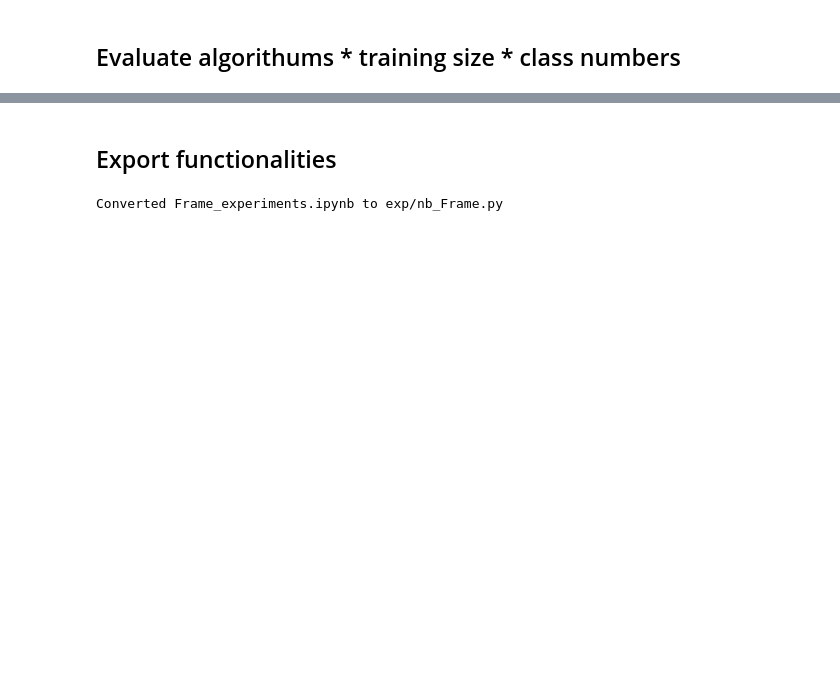
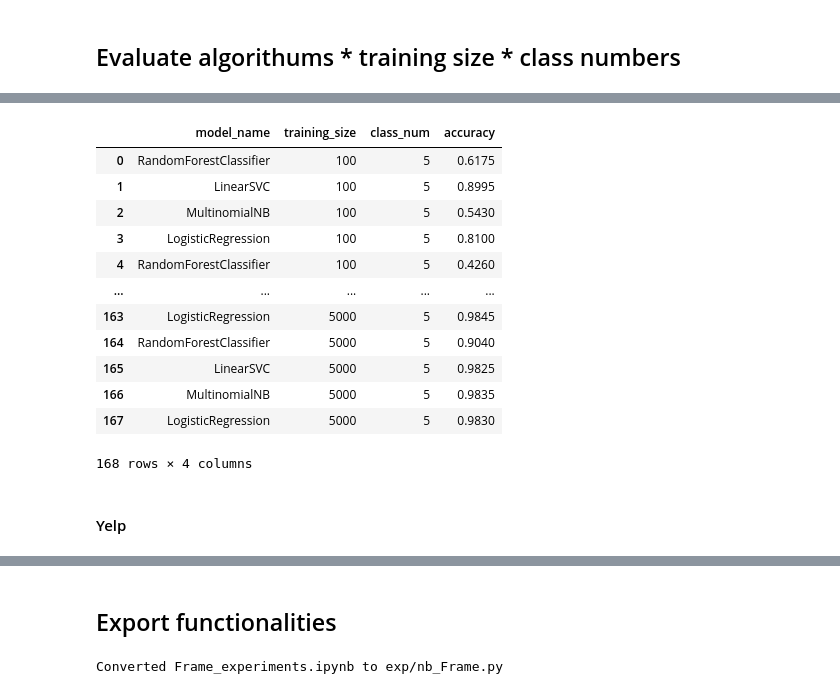
Before and after one commit to DavidykZhao/Frame_experiments, a Jupyter notebook: Frame_experiments.ipynb, the cells around one changed output, grey strips where cells are left out. Cells and saved outputs as stored; diff of their text form; code cells hidden in the pictures; blank space fills up the shorter version.

Commit message:
finished yelp level 3

```diff
--- a/Frame_experiments.ipynb
+++ b/Frame_experiments.ipynb
@@ -1550,0 +1580,3 @@ res.shape
+# %%
+five_class_df = selected_class_df_gen(df, 5, 0)
+three_class_df = selected_class_df_gen(df, 3, 0)
@@ -1550,0 +1602,38 @@ res.shape
+# %%
+# export
+def algo_training_size_class_looper(size: list, x_train, x_test, y_train, y_test, class_num):
+    """Loop over a dataset with varying training size * algorithums * certain number of classes and returns a dataframe.
+
+    This function loops over the combination of algorithum, different training size.
+    The class_num is a placeholder to make sure the correct class_num dataset is fed into model
+    This function outputs a dataframe with three columns 'model_name', 'training_size', and 'accuracy.'
+
+    """
+    entries = []
+
+    for n in size:
+        # sub sample n first
+
+
+        boot_num = 6
+
+        for i in range(boot_num):
+             for model in models:
+
+                index = np.random.randint(0, len(x_train), n)
+                x_train_sub = x_train[index]
+                y_train_sub = [list(y_train)[i] for i in index]
+
+                model_name = model.__class__.__name__
+
+                model.fit(x_train_sub, y_train_sub)
+                y_pred = model.predict(x_test)
+                accuracy = accuracy_score(y_pred, y_test)
+
+                print(
+                    f'finished {model_name}, {i}th bootstrap of size{n}')
+                entries.append((model_name, n, class_num, accuracy))
+
+    return pd.DataFrame(entries, columns=['model_name', 'training_size', 'class_num', 'accuracy'])
+# %%
+res = algo_training_size_class_looper([100, 200, 400, 800, 1600, 3200, 5000], x_train, x_test, y_train, y_test, 5)
@@ -1550,0 +1658,16 @@ res.shape
+# %%
+res
+# %% [output]
+|  | model_name | training_size | class_num | accuracy |
+| 0 | RandomForestClassifier | 100 | 5 | 0.6175 |
+| 1 | LinearSVC | 100 | 5 | 0.8995 |
+| 2 | MultinomialNB | 100 | 5 | 0.5430 |
+| 3 | LogisticRegression | 100 | 5 | 0.8100 |
+| 4 | RandomForestClassifier | 100 | 5 | 0.4260 |
+| ... | ... | ... | ... | ... |
+| 163 | LogisticRegression | 5000 | 5 | 0.9845 |
+| 164 | RandomForestClassifier | 5000 | 5 | 0.9040 |
+| 165 | LinearSVC | 5000 | 5 | 0.9825 |
+| 166 | MultinomialNB | 5000 | 5 | 0.9835 |
+| 167 | LogisticRegression | 5000 | 5 | 0.9830 |
+168 rows × 4 columns
@@ -1550,0 +1676,2 @@ res.shape
+# %% [markdown]
+#### Yelp
```
Also changed, not shown: parts of 20 cells of this notebook, 3 other files.
